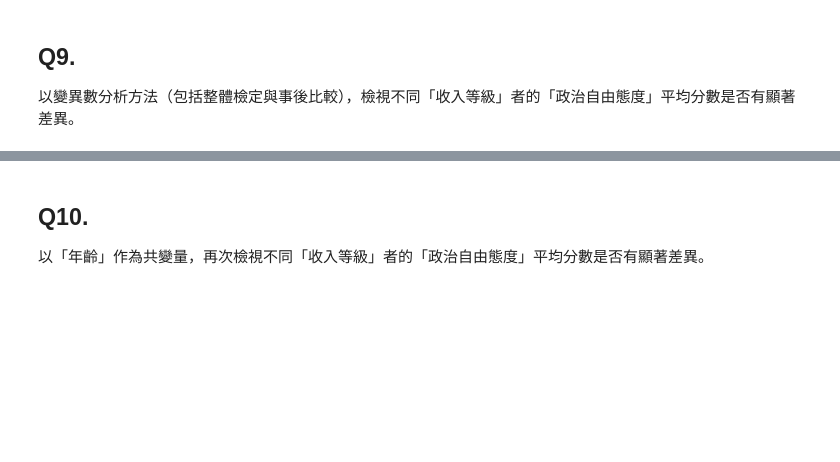
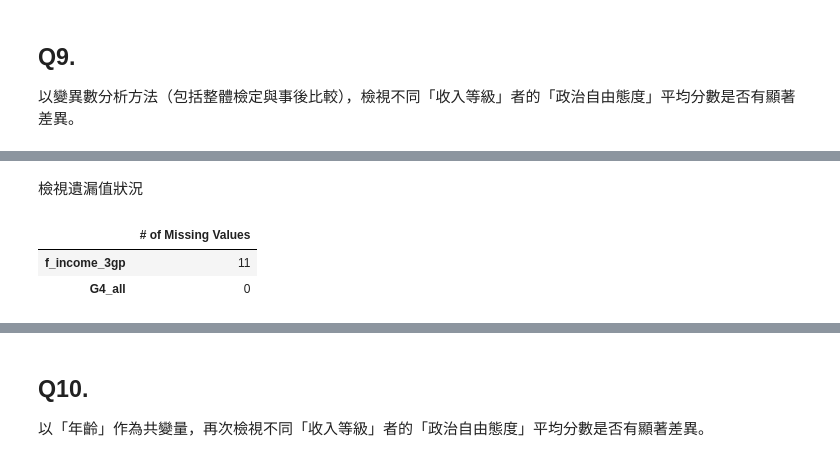
Before and after one commit to WendellLiu/ntpu-social-data-analysis, a Jupyter notebook: notebooks/midterm_1.ipynb, the cells around one changed output, grey strips where cells are left out. Saved outputs shown, nothing was run; the diff lists cells and outputs as text; code cells hidden in the pictures; blank space fills up the shorter version.

```diff
--- a/notebooks/midterm_1.ipynb
+++ b/notebooks/midterm_1.ipynb
@@ -533,0 +554,10 @@ $\alpha = 0.05$
+# %% [markdown]
+檢視遺漏值狀況
+# %%
+from statistic.missing_value import check_missing_value
+
+check_missing_value(df_9)
+# %% [output]
+|  | # of Missing Values |
+| f_income_3gp | 11 |
+| G4_all | 0 |
```
Also changed, not shown: parts of 11 cells of this notebook.
